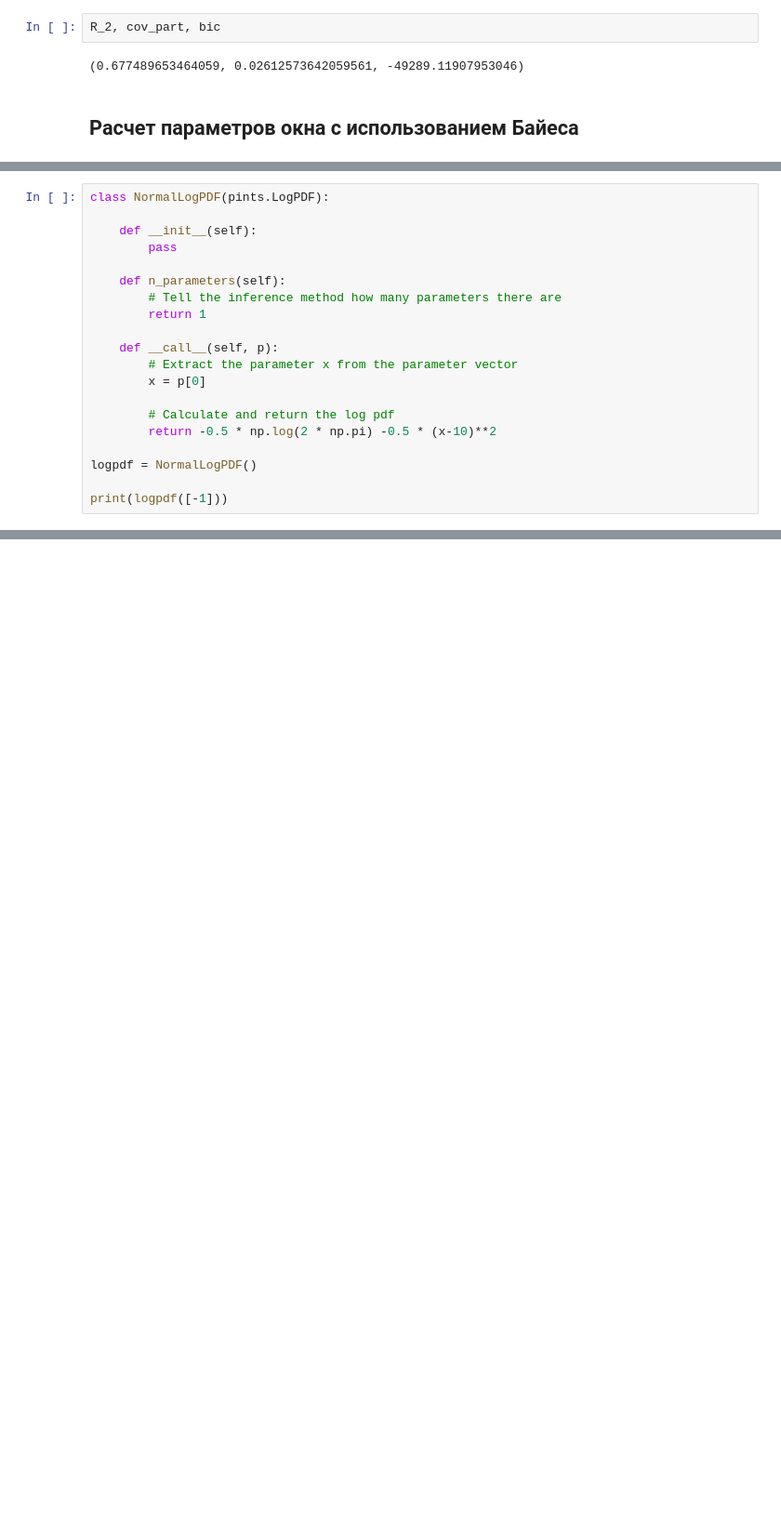
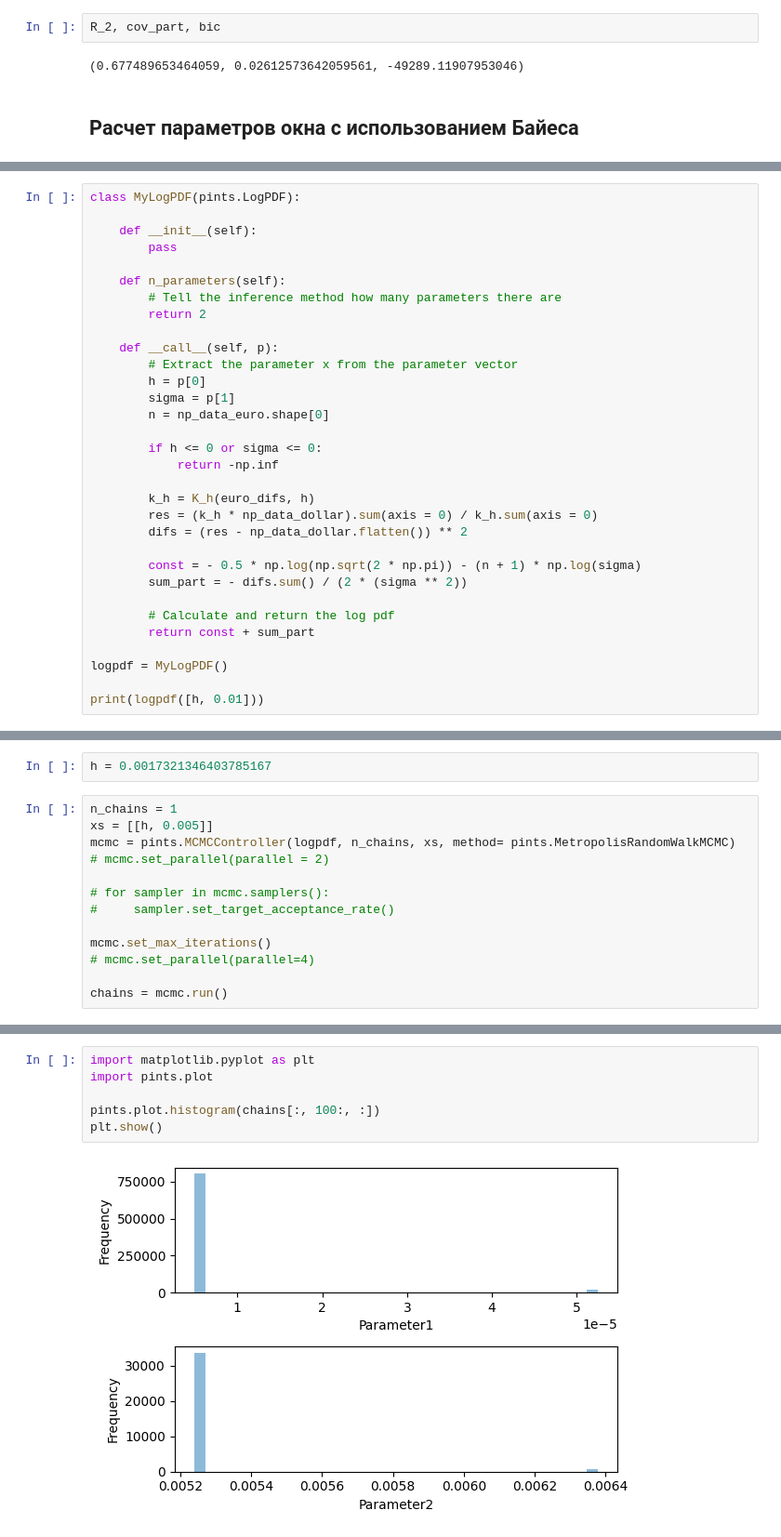
Before and after one commit to AnfimovAleksandr/mag_diploma, a Jupyter notebook: Непараметрический_2.ipynb, the cells around one changed output, grey strips where cells are left out. Shown at 93% size. Drawn from its saved outputs; the diff is of its cells as text; blank space fills up the shorter version.

```diff
--- a/Непараметрический_2.ipynb
+++ b/Непараметрический_2.ipynb
@@ -1289,20 +1294,32 @@ R_2, cov_part, bic
 # %%
-class NormalLogPDF(pints.LogPDF):
+class MyLogPDF(pints.LogPDF):
 
     def __init__(self):
         pass
 
     def n_parameters(self):
         # Tell the inference method how many parameters there are
-        return 1
+        return 2
 
     def __call__(self, p):
         # Extract the parameter x from the parameter vector
-        x = p[0]
+        h = p[0]
+        sigma = p[1]
+        n = np_data_euro.shape[0]
+
+        if h <= 0 or sigma <= 0:
+            return -np.inf
+
+        k_h = K_h(euro_difs, h)
+        res = (k_h * np_data_dollar).sum(axis = 0) / k_h.sum(axis = 0)
+        difs = (res - np_data_dollar.flatten()) ** 2
+
+        const = - 0.5 * np.log(np.sqrt(2 * np.pi)) - (n + 1) * np.log(sigma)
+        sum_part = - difs.sum() / (2 * (sigma ** 2))
 
         # Calculate and return the log pdf
-        return -0.5 * np.log(2 * np.pi) -0.5 * (x-10)**2
+        return const + sum_part
 
-logpdf = NormalLogPDF()
+logpdf = MyLogPDF()
 
-print(logpdf([-1]))
+print(logpdf([h, 0.01]))
@@ -1308,0 +1331,15 @@ print(logpdf([-1]))
+# %%
+h = 0.0017321346403785167
+# %%
+n_chains = 1
+xs = [[h, 0.005]]
+mcmc = pints.MCMCController(logpdf, n_chains, xs, method= pints.MetropolisRandomWalkMCMC)
+# mcmc.set_parallel(parallel = 2)
+
+# for sampler in mcmc.samplers():
+#     sampler.set_target_acceptance_rate()
+
+mcmc.set_max_iterations()
+# mcmc.set_parallel(parallel=4)
+
+chains = mcmc.run()
@@ -1308,0 +1368,8 @@ print(logpdf([-1]))
+# %%
+import matplotlib.pyplot as plt
+import pints.plot
+
+pints.plot.histogram(chains[:, 100:, :])
+plt.show()
+# %% [output]
+[figure, added]
```
Also changed, not shown: parts of 7 cells of this notebook.
